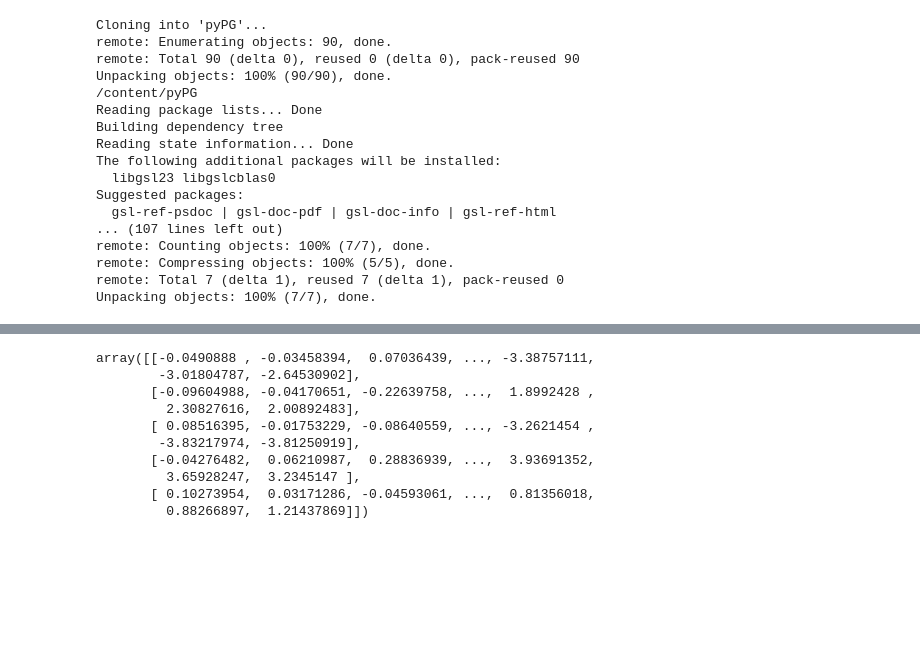
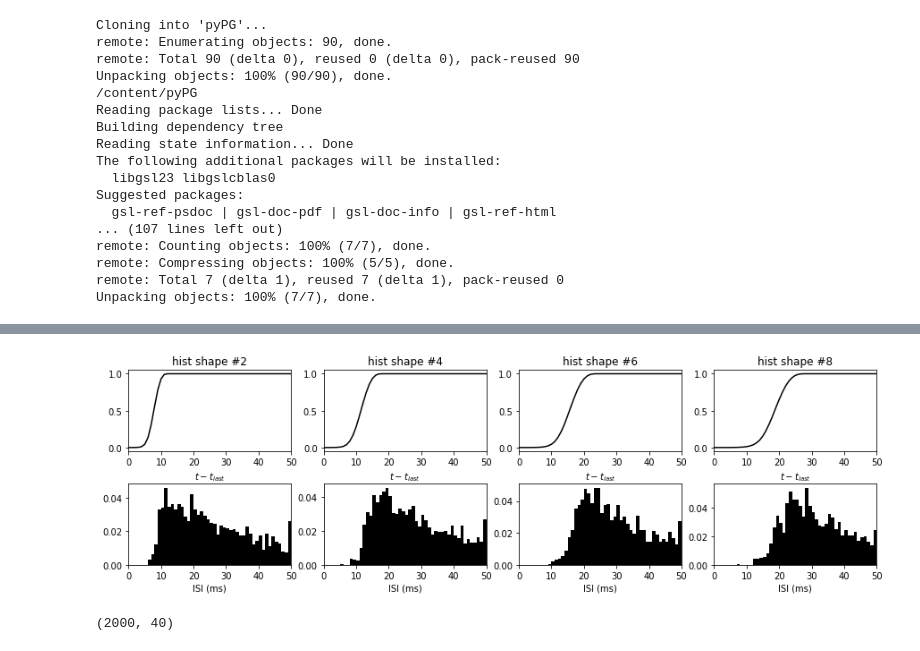
Before and after one commit to AraiKensuke/LOST, a Jupyter notebook: Notebooks/SampleDataOverview.ipynb, the cells around one changed output, grey strips where cells are left out. Saved outputs shown, nothing was run; the diff lists cells and outputs as text; code cells hidden in the pictures; blank space fills up the shorter version.

```diff
--- a/Notebooks/SampleDataOverview.ipynb
+++ b/Notebooks/SampleDataOverview.ipynb
@@ -183,13 +69,0 @@ _plt.plot(exmp.lmbd)
-# %%
-mARp.smp_u
-# %% [output]
-array([[-0.0490888 , -0.03458394,  0.07036439, ..., -3.38757111,
-        -3.01804787, -2.64530902],
-       [-0.09604988, -0.04170651, -0.22639758, ...,  1.8992428 ,
-         2.30827616,  2.00892483],
-       [ 0.08516395, -0.01753229, -0.08640559, ..., -3.2621454 ,
-        -3.83217974, -3.81250919],
-       [-0.04276482,  0.06210987,  0.28836939, ...,  3.93691352,
-         3.65928247,  3.2345147 ],
-       [ 0.10273954,  0.03171286, -0.04593061, ...,  0.81356018,
-         0.88266897,  1.21437869]])
@@ -195,0 +73,28 @@ array([[-0.0490888 , -0.03458394,  0.07036439, ..., -3.38757111,
+# %%
+fig = _plt.figure(figsize=(15, 4))
+ifig = 1
+for hist_shape in range(2, 10, 2):
+  with open("LOST/Notebooks/DATA/exmp%d1/generative.pkl" % hist_shape, "rb") as f:
+    lm = pickle.load(f)
+    isis = _kfl.ISIs(lm["spkdat"].T)
+    fig.add_subplot(2, 4, ifig)
+    _plt.title("hist shape #%d" % hist_shape)
+    _plt.plot(lm["lambda2"], color="black")
+    if hist_shape == 1:
+      _plt.ylabel("post-spk hist")
+    _plt.xlim(0, 50)
+    _plt.xlabel('$t - t_{last}$')
+    fig.add_subplot(2, 4, ifig+4)
+    _plt.hist(isis, bins=_N.linspace(0, 50, 51), density=True, color="black")
+    _plt.xlim(0, 50)
+    if hist_shape == 1:
+      _plt.ylabel("ISI density")
+    ifig += 1
+    _plt.xlabel("ISI (ms)")
+    fig.subplots_adjust(hspace=0.4)
+# %% [output]
+[figure, added]
+# %%
+elm["spkdat"].shape
+# %% [output]
+(2000, 40)
```
Also changed, not shown: parts of 12 cells of this notebook.
